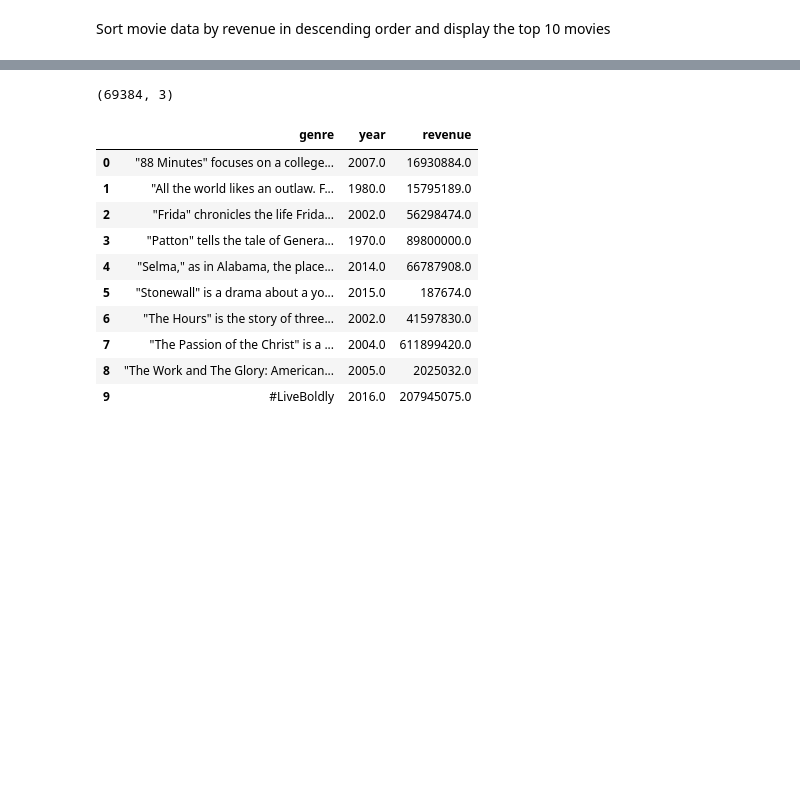
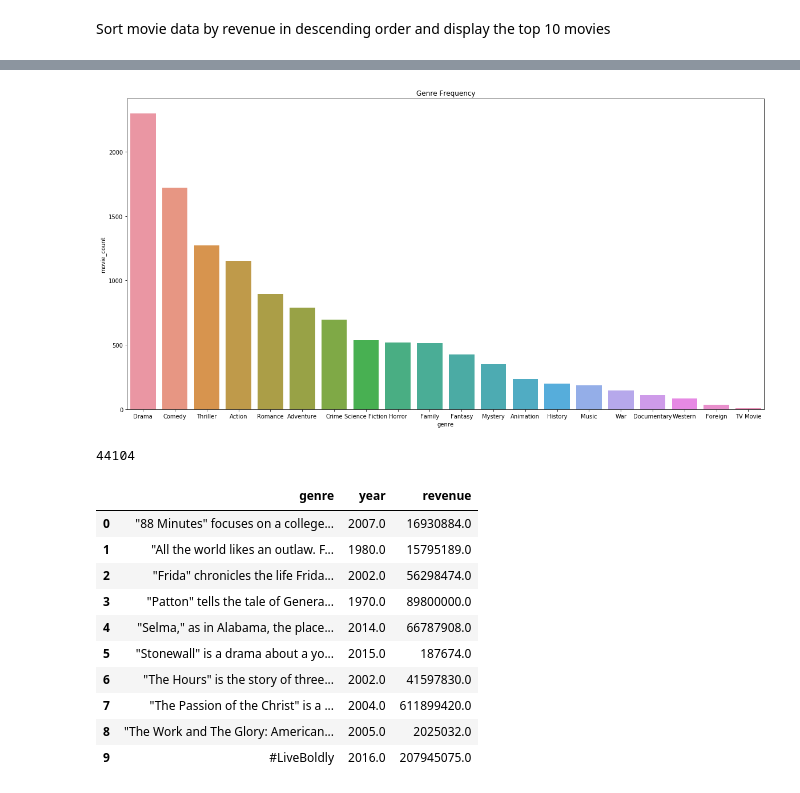
Before and after one commit to leyaof/movie-analysis, a Jupyter notebook: movie-analysis.ipynb, the cells around one changed output, grey strips where cells are left out. Saved outputs shown, nothing was run; the diff lists cells and outputs as text; code cells hidden in the pictures; blank space fills up the shorter version.

Commit message:
added genre frequency bar graph

```diff
--- a/movie-analysis.ipynb
+++ b/movie-analysis.ipynb
@@ -256,0 +239,14 @@ genre_data['genre'] = genre_data['genre'].astype('str')
+# %%
+# extract all values from genres column
+genre_stack = (data['genres']
+               .apply(pd.Series)
+               .stack()
+               .reset_index(level=1, drop=True)
+              )
+
+# get frequency of each genre
+genre_freq = (genre_stack
+              .value_counts()
+              .rename_axis('genre')
+              .reset_index(name='movie_count')
+             )
@@ -257,7 +273,13 @@ genre_data['genre'] = genre_data['genre'].astype('str')
+# %%
+plt.figure(figsize=(20, 10))
+sns.barplot(data=genre_freq, x='genre', y='movie_count').set_title('Genre Frequency')
+plt.show()
+# %% [output]
+[figure, added]
 # %%
-genre_data.shape
+genre_data['genre'].value_counts().shape[0]
 # %% [output]
-(69384, 3)
+44104
 # %%
 group = genre_data.groupby(['genre', 'year']).mean()
 # %%
```
Also changed, not shown: parts of 5 cells of this notebook.
